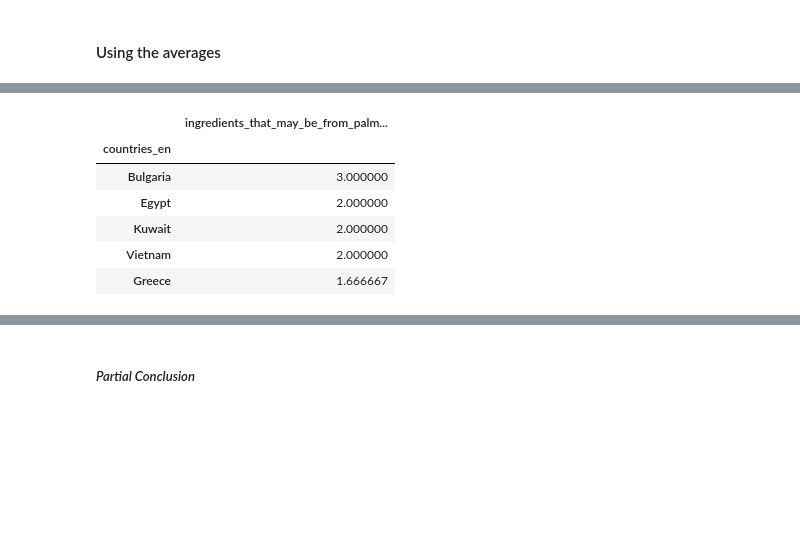
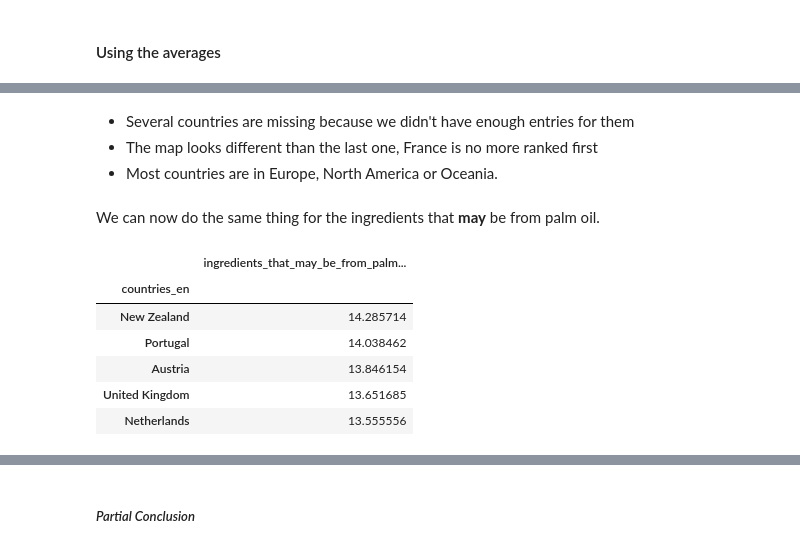
Before and after one commit to aelamran/ADA-project1-Openfoodfacts, a Jupyter notebook: Open Food Fact.ipynb, the cells around one changed output, grey strips where cells are left out. Saved outputs shown, nothing was run; the diff lists cells and outputs as text; code cells hidden in the pictures; blank space fills up the shorter version.

```diff
--- a/Open Food Fact.ipynb
+++ b/Open Food Fact.ipynb
@@ -880,25 +894,47 @@ generate_folium_map(palm_countries_log,"ingredients_from_palm_oil_n",\
 palm_oil_map
 # %% [output]
 [interactive output not drawn]
-# %%
-palm_countries = cleaned_df.loc[:,['countries_en','ingredients_that_may_be_from_palm_oil_n']]\
-                .dropna()[cleaned_df.ingredients_that_may_be_from_palm_oil_n>0]
-
-palm_countries_grouped = palm_countries.groupby('countries_en').mean()\
-                        .sort_values(by=['ingredients_that_may_be_from_palm_oil_n'],ascending=False)
-
-palm_countries_grouped = palm_countries_grouped.drop(palm_countries_grouped[palm_countries_grouped.index.str.contains(':')].index)
-
-
-palm_countries_grouped.head()
-# %% [output]
-|  | ingredients_that_may_be_from_palm... |
-| countries_en |  |
-| Bulgaria | 3.000000 |
-| Egypt | 2.000000 |
-| Kuwait | 2.000000 |
-| Vietnam | 2.000000 |
-| Greece | 1.666667 |
+# %% [markdown]
+- Several countries are missing because we didn't have enough entries for them
+- The map looks different than the last one, France is no more ranked first
+- Most countries are in Europe, North America or Oceania.
+# %% [markdown]
+We can now do the same thing for the ingredients that __may__ be from palm oil.
+# %%
+palm_countries = cleaned_df.loc[:,['countries_en','ingredients_that_may_be_from_palm_oil_n']]\
+                .dropna()[cleaned_df.ingredients_that_may_be_from_palm_oil_n>0]
+
+#We count the number of products per country
+palm_countries_count = palm_countries.groupby('countries_en').count()\
+                        .sort_values(by=['ingredients_that_may_be_from_palm_oil_n'],ascending=False)
+
+#We keep only the ones that have at least 10 entries
+palm_countries_count = palm_countries_count[palm_countries_count.ingredients_that_may_be_from_palm_oil_n>10]
+
+#We then take the average of the ingredients from palm oil for each country
+palm_countries_grouped = palm_countries.groupby('countries_en').mean()\
+                        .sort_values(by=['ingredients_that_may_be_from_palm_oil_n'],ascending=False)
+
+#We drop the countries that have : in them, because they are not countries
+palm_countries_grouped = palm_countries_grouped.drop(palm_countries_grouped[palm_countries_grouped.index.str.contains(':')].index)
+
+
+#We keep only the countries that have at least 10 entries
+
+palm_countries_grouped = palm_countries_grouped.loc[palm_countries_count.index]\
+                            .sort_values(by=['ingredients_that_may_be_from_palm_oil_n'],ascending=False)
+#The values are very small so we multiply them by 10 to visualize them better
+palm_countries_grouped['ingredients_that_may_be_from_palm_oil_n'] = palm_countries_grouped['ingredients_that_may_be_from_palm_oil_n']*10
+
+palm_countries_grouped.head()
+# %% [output]
+|  | ingredients_that_may_be_from_palm... |
+| countries_en |  |
+| New Zealand | 14.285714 |
+| Portugal | 14.038462 |
+| Austria | 13.846154 |
+| United Kingdom | 13.651685 |
+| Netherlands | 13.555556 |
 # %%
 palm_oil_likely_map = folium.Map(tiles='cartodbpositron',location=[30,-30], zoom_start=2.5)
 folium.GeoJson(geo_json_data).add_to(palm_oil_map)
```
Also changed, not shown: parts of 7 cells of this notebook.
